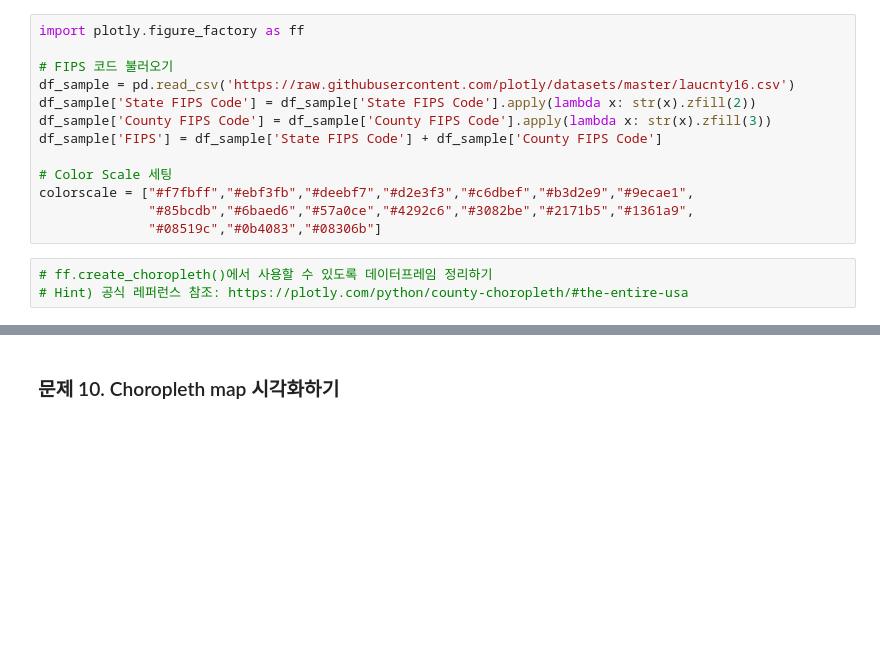
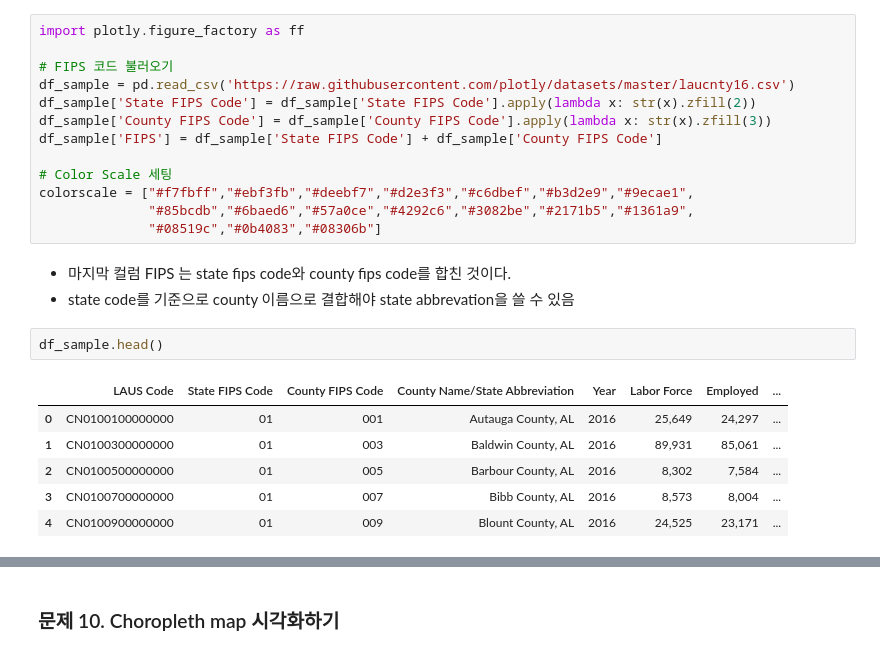
Before and after one commit to puddingHong/Fastcampus, a Jupyter notebook: 미국 대통령 선거 데이터.ipynb, the cells around one changed output, grey strips where cells are left out. Drawn from its saved outputs; the diff is of its cells as text; blank space fills up the shorter version.

```diff
--- a/미국 대통령 선거 데이터.ipynb
+++ b/미국 대통령 선거 데이터.ipynb
@@ -487,6 +485,15 @@ df_sample['FIPS'] = df_sample['State FIPS Code'] + df_sample['County FIPS Code']
 colorscale = ["#f7fbff","#ebf3fb","#deebf7","#d2e3f3","#c6dbef","#b3d2e9","#9ecae1",
               "#85bcdb","#6baed6","#57a0ce","#4292c6","#3082be","#2171b5","#1361a9",
               "#08519c","#0b4083","#08306b"]
-# %%
-# ff.create_choropleth()에서 사용할 수 있도록 데이터프레임 정리하기
-# Hint) 공식 레퍼런스 참조: https://plotly.com/python/county-choropleth/#the-entire-usa
+# %% [markdown]
+- 마지막 컬럼 FIPS 는 state fips code와 county fips code를 합친 것이다.
+- state code를 기준으로 county 이름으로 결합해야 state abbrevation을 쓸 수 있음
+# %%
+df_sample.head()
+# %% [output]
+|  | LAUS Code | State FIPS Code | County FIPS Code | County Name/State Abbreviation | Year | Labor Force | Employed | ... |
+| 0 | CN0100100000000 | 01 | 001 | Autauga County, AL | 2016 | 25,649 | 24,297 | ... |
+| 1 | CN0100300000000 | 01 | 003 | Baldwin County, AL | 2016 | 89,931 | 85,061 | ... |
+| 2 | CN0100500000000 | 01 | 005 | Barbour County, AL | 2016 | 8,302 | 7,584 | ... |
+| 3 | CN0100700000000 | 01 | 007 | Bibb County, AL | 2016 | 8,573 | 8,004 | ... |
+| 4 | CN0100900000000 | 01 | 009 | Blount County, AL | 2016 | 24,525 | 23,171 | ... |
```
Also changed, not shown: parts of 15 cells of this notebook.
